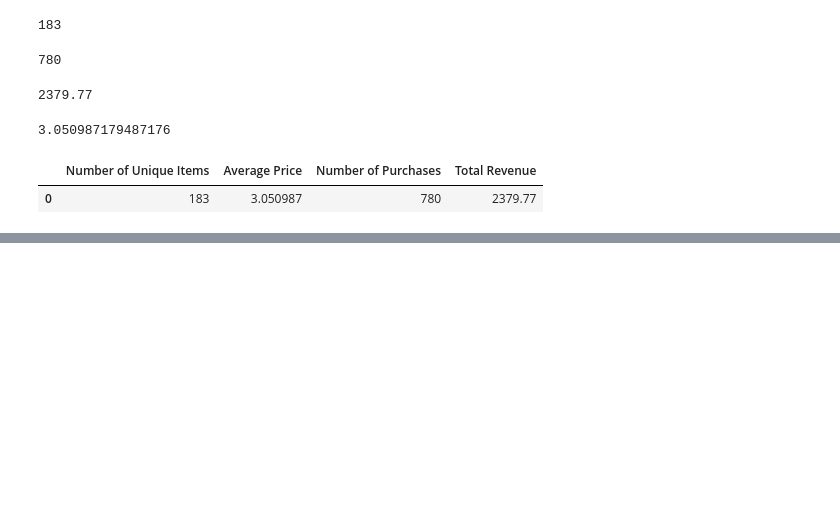
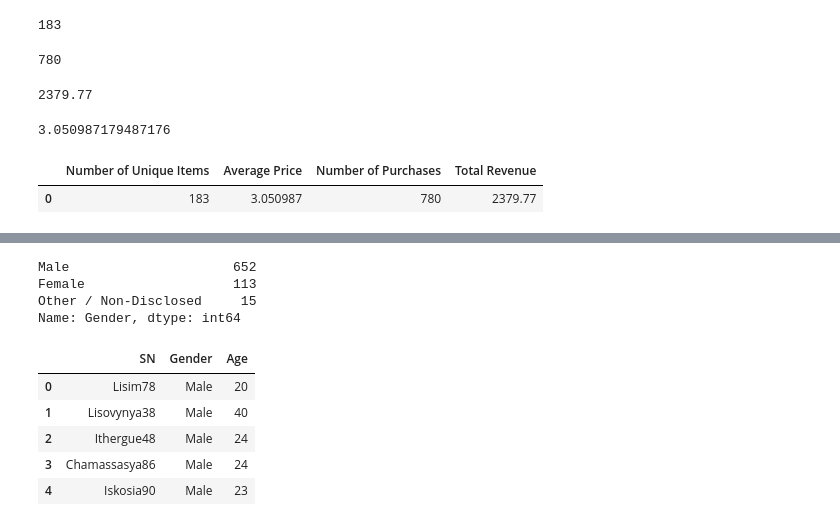
Before and after one commit to krob030/pandas, a Jupyter notebook: heroes.ipynb, the cells around one changed output, grey strips where cells are left out. Drawn from its saved outputs; the diff is of its cells as text; code cells hidden in the pictures; blank space fills up the shorter version.

```diff
--- a/heroes.ipynb
+++ b/heroes.ipynb
@@ -119,0 +117,18 @@ dtype: float64
+# %%
+gen= purchase_data[str("Gender")].value_counts()
+gen
+# %% [output]
+Male                     652
+Female                   113
+Other / Non-Disclosed     15
+Name: Gender, dtype: int64
+# %%
+M = pd.DataFrame(purchase_data, columns=["SN","Gender","Age"])
+M.head()
+# %% [output]
+|  | SN | Gender | Age |
+| 0 | Lisim78 | Male | 20 |
+| 1 | Lisovynya38 | Male | 40 |
+| 2 | Ithergue48 | Male | 24 |
+| 3 | Chamassasya86 | Male | 24 |
+| 4 | Iskosia90 | Male | 23 |
```
Also changed, not shown: parts of 23 cells of this notebook.
